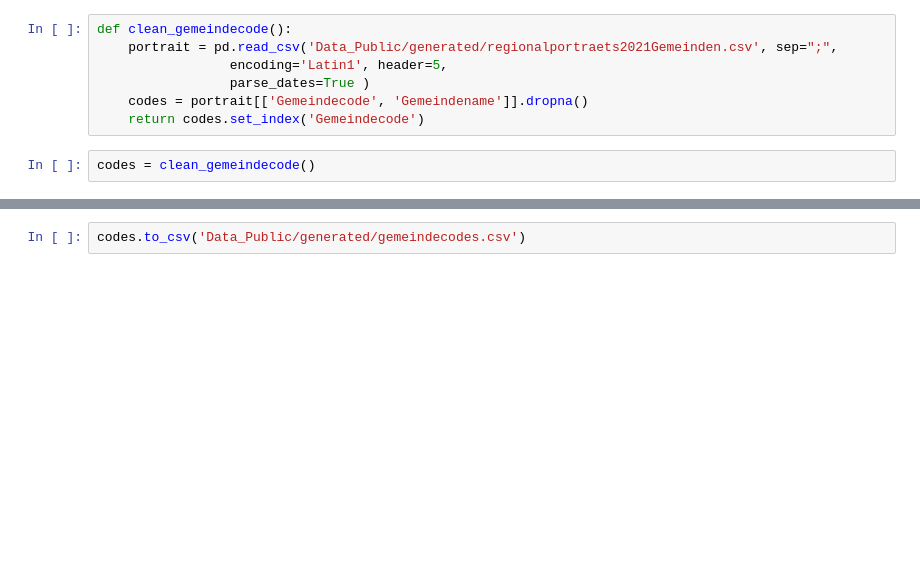
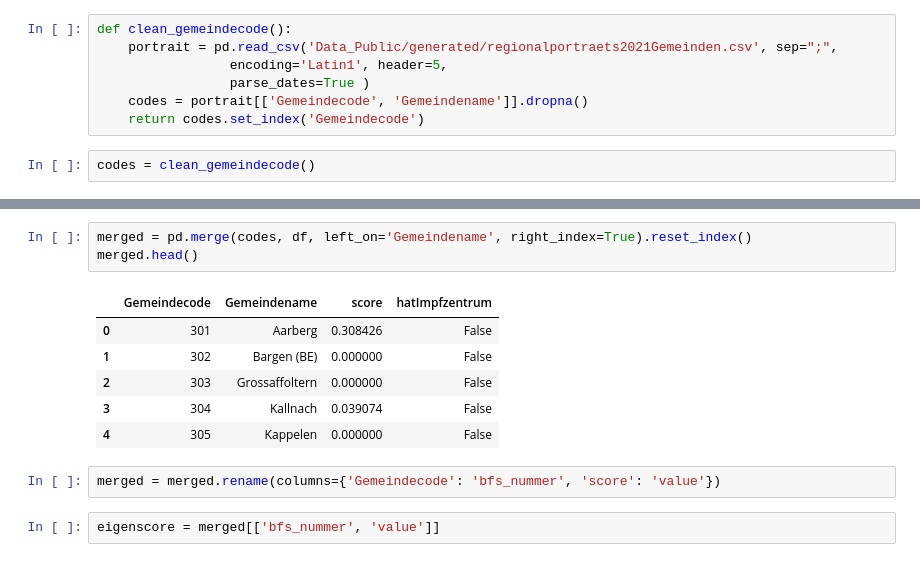
Before and after one commit to TheCell/DataHackDayBern2021, a Jupyter notebook: EigenimpfungsScore.ipynb, the cells around one changed output, grey strips where cells are left out. Drawn from its saved outputs; the diff is of its cells as text; blank space fills up the shorter version.

```diff
--- a/EigenimpfungsScore.ipynb
+++ b/EigenimpfungsScore.ipynb
@@ -63,2 +104,14 @@ codes.head()
-# %%
-codes.to_csv('Data_Public/generated/gemeindecodes.csv')
+# %%
+merged = pd.merge(codes, df, left_on='Gemeindename', right_index=True).reset_index()
+merged.head()
+# %% [output]
+|  | Gemeindecode | Gemeindename | score | hatImpfzentrum |
+| 0 | 301 | Aarberg | 0.308426 | False |
+| 1 | 302 | Bargen (BE) | 0.000000 | False |
+| 2 | 303 | Grossaffoltern | 0.000000 | False |
+| 3 | 304 | Kallnach | 0.039074 | False |
+| 4 | 305 | Kappelen | 0.000000 | False |
+# %%
+merged = merged.rename(columns={'Gemeindecode': 'bfs_nummer', 'score': 'value'})
+# %%
+eigenscore = merged[['bfs_nummer', 'value']]
```
Also changed, not shown: parts of 11 cells of this notebook, 1 other file.
